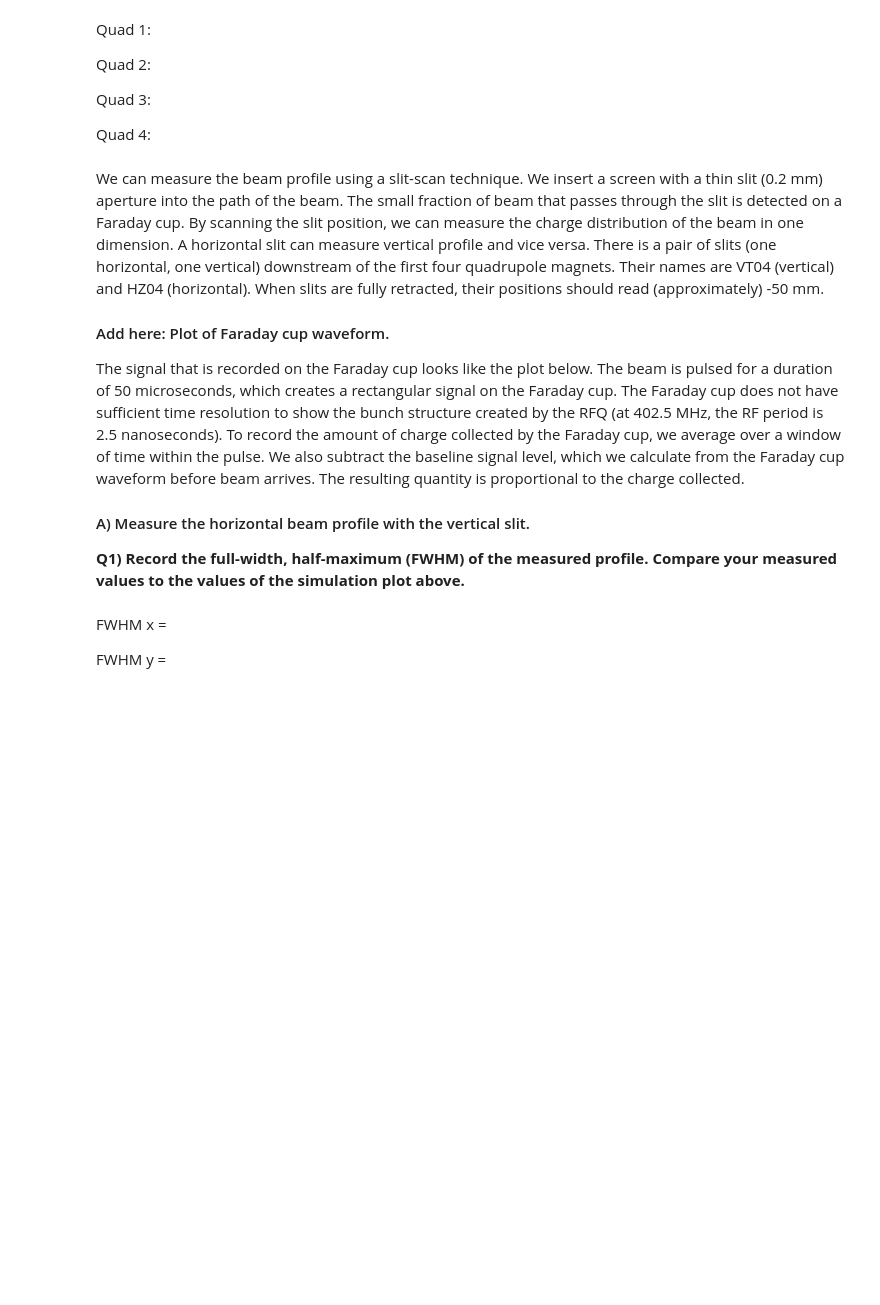
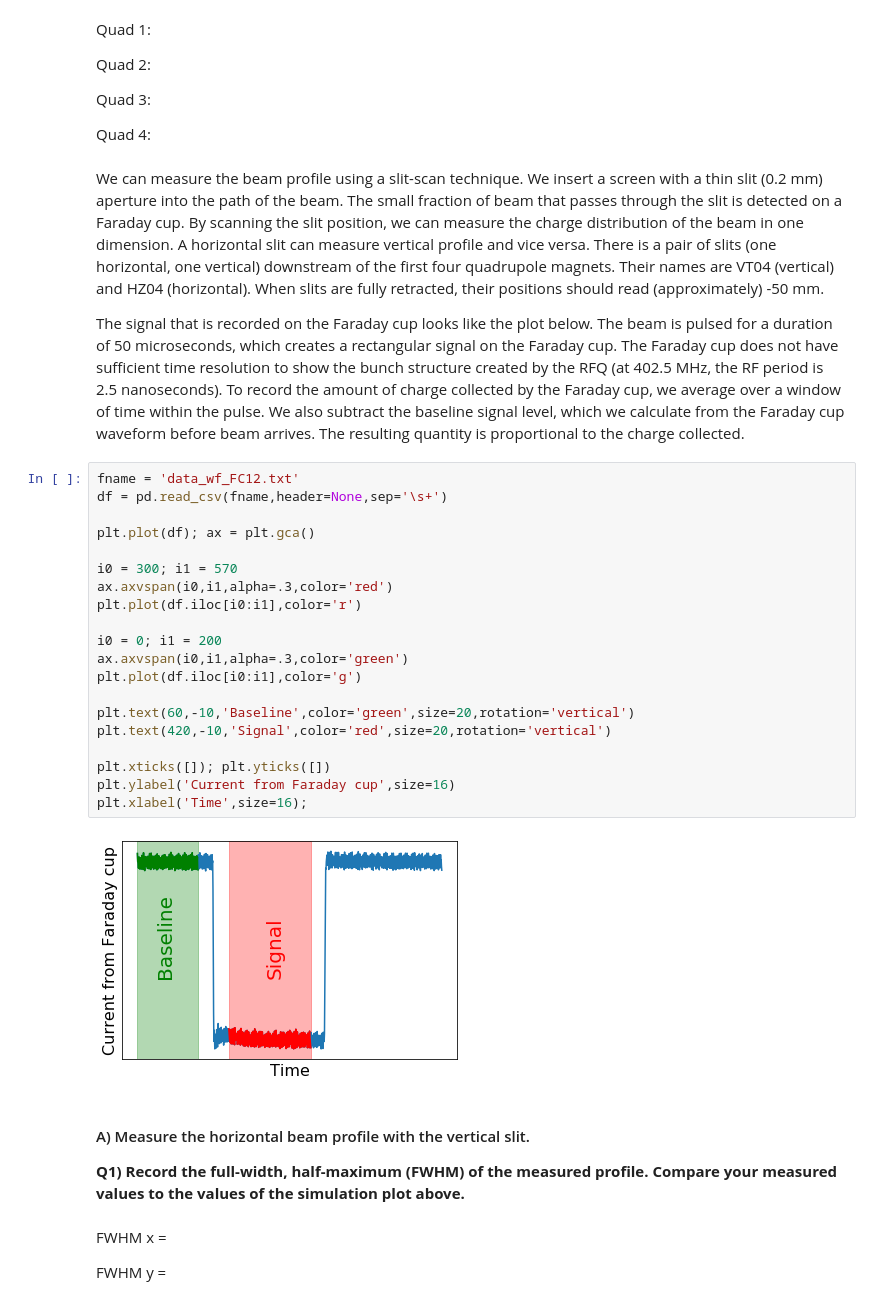
Before and after one commit to kruisard/fundamentals-labs, a Jupyter notebook: sns-btf-measurement.ipynb, the cells around one changed output. Saved outputs shown, nothing was run; the diff lists cells and outputs as text; blank space fills up the shorter version.

Commit message:
added Faraday cup signal plot

```diff
--- a/sns-btf-measurement.ipynb
+++ b/sns-btf-measurement.ipynb
@@ -137,15 +137,35 @@ Quad 4:
 # %% [markdown]
 We can measure the beam profile using a slit-scan technique. We insert a screen with a thin slit (0.2 mm) aperture into the path of the beam. The small fraction of beam that passes through the slit is detected on a Faraday cup. By scanning the slit position, we can measure the charge distribution of the beam in one dimension. A horizontal slit can measure vertical profile and vice versa. There is a pair of slits (one horizontal, one vertical) downstream of the first four quadrupole magnets. Their names are VT04 (vertical) and HZ04 (horizontal). When slits are fully retracted, their positions should read (approximately) -50 mm.
 
-
-
-#### Add here: Plot of Faraday cup waveform.
 The signal that is recorded on the Faraday cup looks like the plot below. The beam is pulsed for a duration of 50 microseconds, which creates a rectangular signal on the Faraday cup. The Faraday cup does not have sufficient time resolution to show the bunch structure created by the RFQ (at 402.5 MHz, the RF period is 2.5 nanoseconds). To record the amount of charge collected by the Faraday cup, we average over a window of time within the pulse. We also subtract the baseline signal level, which we calculate from the Faraday cup waveform before beam arrives. The resulting quantity is proportional to the charge collected.
-
-
-#### A) Measure the horizontal beam profile with the vertical slit.
-
-**Q1) Record the full-width, half-maximum (FWHM) of the measured profile. Compare your measured values to the values of the simulation plot above.**
+# %%
+fname = 'data_wf_FC12.txt'
+df = pd.read_csv(fname,header=None,sep='\s+')
+
+plt.plot(df); ax = plt.gca()
+
+i0 = 300; i1 = 570
+ax.axvspan(i0,i1,alpha=.3,color='red')
+plt.plot(df.iloc[i0:i1],color='r')
+
+i0 = 0; i1 = 200
+ax.axvspan(i0,i1,alpha=.3,color='green')
+plt.plot(df.iloc[i0:i1],color='g')
+
+plt.text(60,-10,'Baseline',color='green',size=20,rotation='vertical')
+plt.text(420,-10,'Signal',color='red',size=20,rotation='vertical')
+
+plt.xticks([]); plt.yticks([])
+plt.ylabel('Current from Faraday cup',size=16)
+plt.xlabel('Time',size=16);
+# %% [output]
+[figure, added]
+# %% [markdown]
+
+
+#### A) Measure the horizontal beam profile with the vertical slit.
+
+**Q1) Record the full-width, half-maximum (FWHM) of the measured profile. Compare your measured values to the values of the simulation plot above.**
 # %% [markdown]
 FWHM x =
 
```
Also changed, not shown: parts of 3 cells of this notebook, 1 other file.
